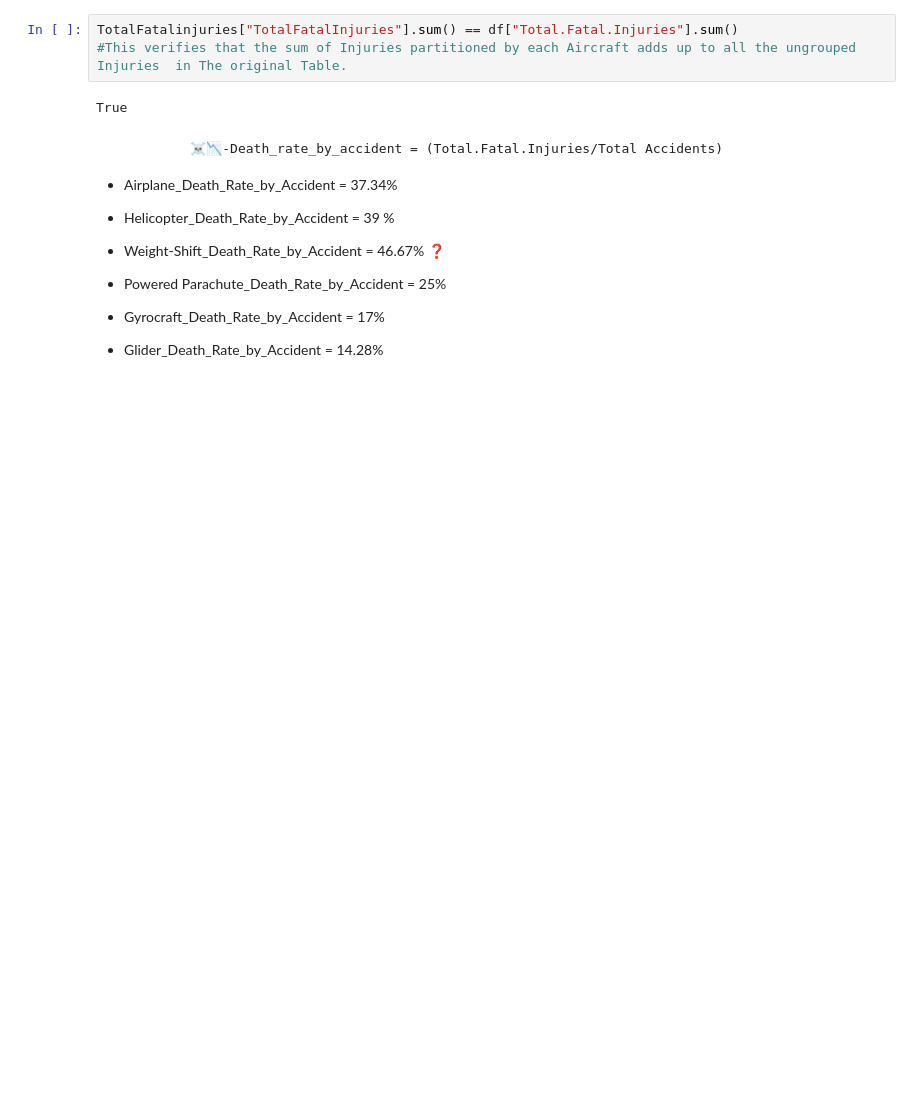
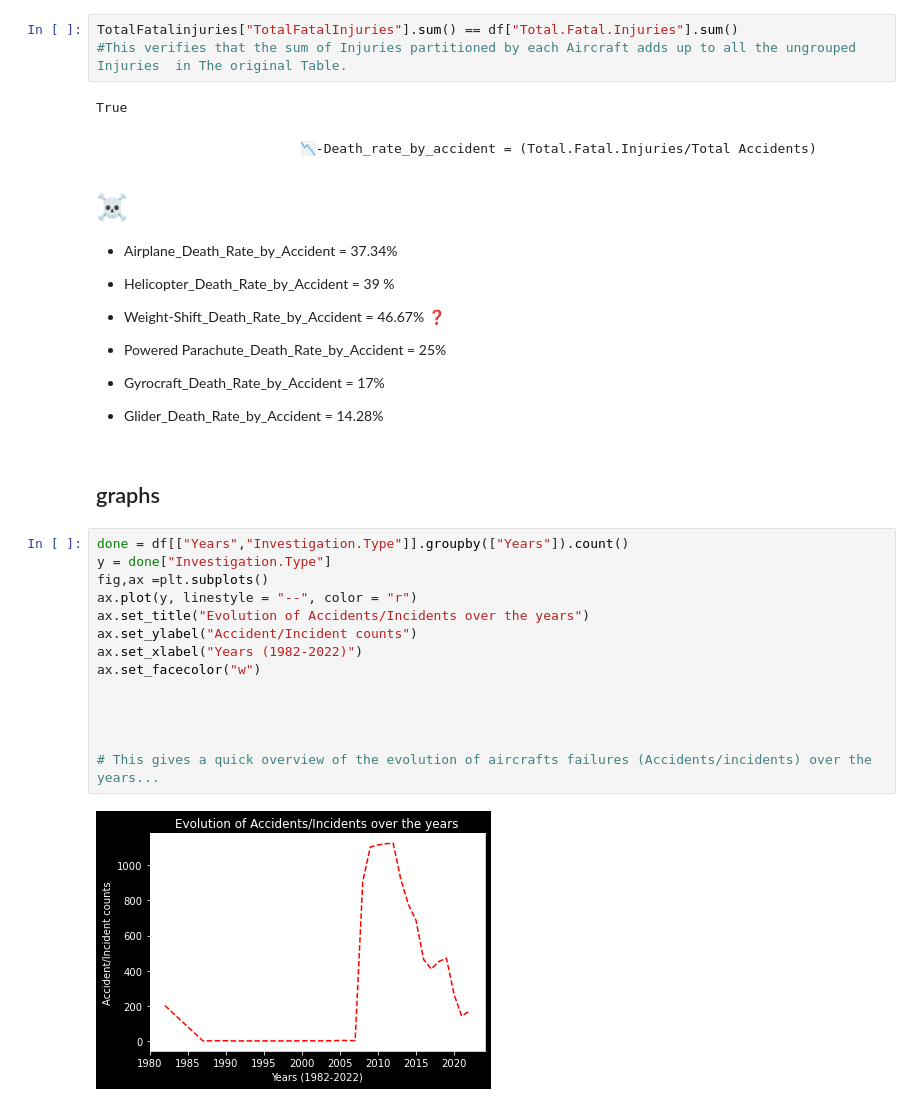
Before and after one commit to Berothely/git_practice, a Jupyter notebook: MinRisk.ipynb, the cells around one changed output. Drawn from its saved outputs; the diff is of its cells as text; blank space fills up the shorter version.

Commit message:
updated the markup and added graphs

```diff
--- a/MinRisk.ipynb
+++ b/MinRisk.ipynb
@@ -156,9 +195,10 @@ TotalFatalinjuries["TotalFatalInjuries"].sum() == df["Total.Fatal.Injuries"].sum
 True
 # %% [markdown]
 
-              ☠️📉-Death_rate_by_accident = (Total.Fatal.Injuries/Total Accidents)
 
+                            📉-Death_rate_by_accident = (Total.Fatal.Injuries/Total Accidents)
 
+   # ☠️
 
  * Airplane_Death_Rate_by_Accident = 37.34% <br>
 
@@ -171,3 +211,21 @@ True
  * Gyrocraft_Death_Rate_by_Accident = 17% <br>
 
  * Glider_Death_Rate_by_Accident = 14.28% <br>
+# %% [markdown]
+## graphs
+# %%
+done = df[["Years","Investigation.Type"]].groupby(["Years"]).count()
+y = done["Investigation.Type"]
+fig,ax =plt.subplots()
+ax.plot(y, linestyle = "--", color = "r")
+ax.set_title("Evolution of Accidents/Incidents over the years")
+ax.set_ylabel("Accident/Incident counts")
+ax.set_xlabel("Years (1982-2022)")
+ax.set_facecolor("w")
+
+
+
+
+# This gives a quick overview of the evolution of aircrafts failures (Accidents/incidents) over the years...
+# %% [output]
+[figure, added]
```
Also changed, not shown: parts of 20 cells of this notebook.
